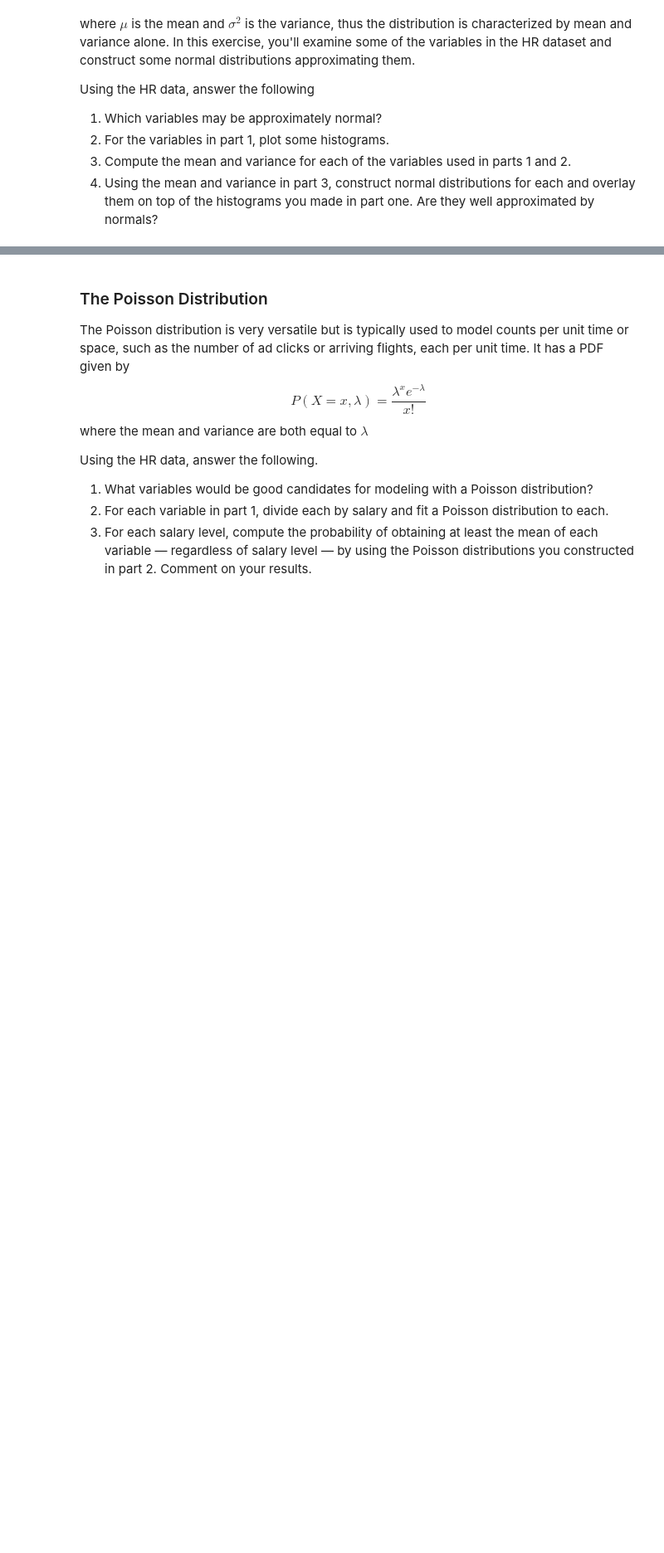
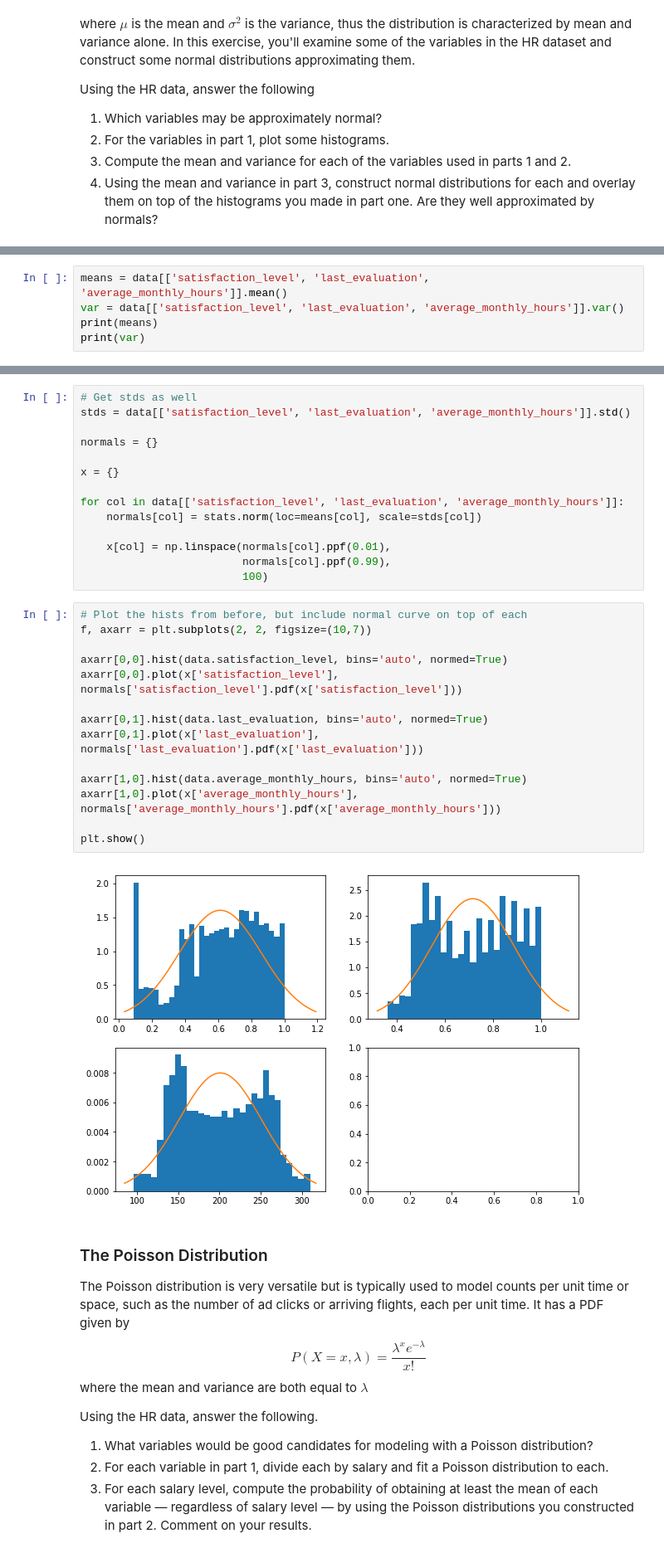
Before and after one commit to franko003/K2_Data_Science, a Jupyter notebook: Applied_Statistics/stats-inference-package/3_assignment/HR-Exercise.ipynb, the cells around one changed output, grey strips where cells are left out. Shown at 83% size. Drawn from its saved outputs; the diff is of its cells as text; blank space fills up the shorter version.

```diff
--- a/Applied_Statistics/stats-inference-package/3_assignment/HR-Exercise.ipynb
+++ b/Applied_Statistics/stats-inference-package/3_assignment/HR-Exercise.ipynb
@@ -259,0 +462,5 @@ Using the HR data, answer the following
+# %%
+means = data[['satisfaction_level', 'last_evaluation', 'average_monthly_hours']].mean()
+var = data[['satisfaction_level', 'last_evaluation', 'average_monthly_hours']].var()
+print(means)
+print(var)
@@ -260,3 +476,33 @@ Using the HR data, answer the following
+# %%
+# Get stds as well
+stds = data[['satisfaction_level', 'last_evaluation', 'average_monthly_hours']].std()
+
+normals = {}
+
+x = {}
+
+for col in data[['satisfaction_level', 'last_evaluation', 'average_monthly_hours']]:
+    normals[col] = stats.norm(loc=means[col], scale=stds[col])
+
+    x[col] = np.linspace(normals[col].ppf(0.01),
+                         normals[col].ppf(0.99),
+                         100)
+# %%
+# Plot the hists from before, but include normal curve on top of each
+f, axarr = plt.subplots(2, 2, figsize=(10,7))
+
+axarr[0,0].hist(data.satisfaction_level, bins='auto', normed=True)
+axarr[0,0].plot(x['satisfaction_level'], normals['satisfaction_level'].pdf(x['satisfaction_level']))
+
+axarr[0,1].hist(data.last_evaluation, bins='auto', normed=True)
+axarr[0,1].plot(x['last_evaluation'], normals['last_evaluation'].pdf(x['last_evaluation']))
+
+axarr[1,0].hist(data.average_monthly_hours, bins='auto', normed=True)
+axarr[1,0].plot(x['average_monthly_hours'], normals['average_monthly_hours'].pdf(x['average_monthly_hours']))
+
+plt.show()
+# %% [output]
+[figure, added]
 # %% [markdown]
 ### The Poisson Distribution
 The Poisson distribution is very versatile but is typically used to model counts per unit time or space, such as the number of ad clicks or arriving flights, each per unit time. It has a PDF given by
```
Also changed, not shown: parts of 46 cells of this notebook, 21 other files.
